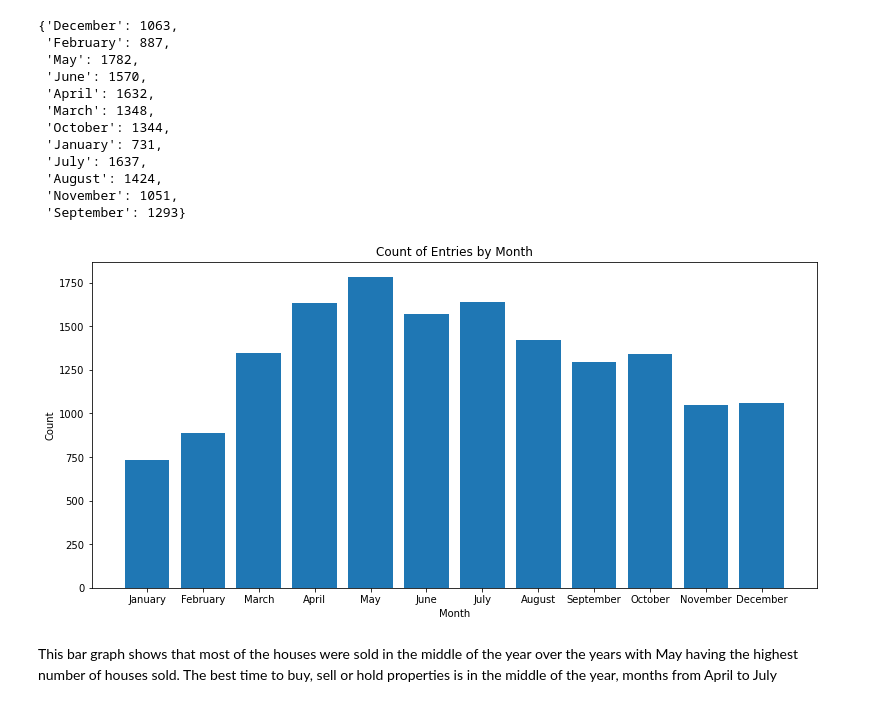
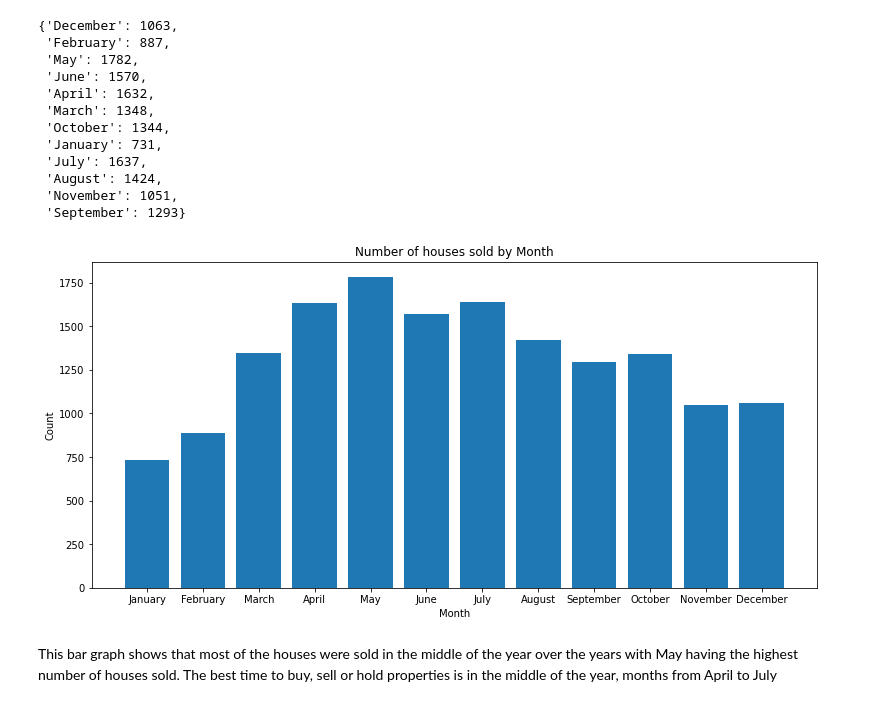
Before and after one commit to RoseKyalo/PHASE-2-PROJECT, a Jupyter notebook: Linear Regression 4.ipynb, the cells around one changed output. Drawn from its saved outputs; the diff is of its cells as text; code cells hidden in the pictures.

```diff
--- a/Linear Regression 4.ipynb
+++ b/Linear Regression 4.ipynb
@@ -517,3 +524,8 @@ data.waterfront.replace(to_replace=waterfront_bool_dict,inplace=True)
 # convert view from string into categorical ordinal
 view_dict = {np.nan:0,'NONE':0,'FAIR':1,'AVERAGE':2,'GOOD':3,'EXCELLENT':4}
 data.view.replace(to_replace=view_dict,inplace=True)
+
+# convert grade from string into numerical datatypes
+grade_dict = {'3 Poor': 3, '4 Low': 4, '5 Fair':5, '6 Low Average': 6,'7 Average': 7, '8 Good': 8, '9 Better':9,
+              '10 Very Good': 10, '11 Excellent': 11, '12 Luxury': 12, '13 Mansion': 13}
+data.grade.replace(to_replace=grade_dict,inplace=True)
@@ -606,21 +710,21 @@ month_dict = {month: month_count_dict[month] for month in chron_months}
 # %%
 # Extract the months (keys) and their corresponding counts (values) from the dictionary
 months = list(month_dict.keys())
 counts = list(month_dict.values())
 
 # Create a bar graph
 plt.figure(figsize=(13, 6))
 plt.bar(months, counts, tick_label=months)
 
 # Customize the plot labels and title
 plt.xlabel('Month')
 plt.ylabel('Count')
-plt.title('Count of Entries by Month')
+plt.title('Number of houses sold by Month')
 
 # Show the plot
 plt.show()
 # %% [output]
-[figure, old version]
+[figure, new version]
 # %% [markdown]
 This bar graph shows that most of the houses were sold in the middle of the year over the years with May having the highest number of houses sold. The best time to buy, sell or hold properties is in the middle of the year, months from April to July
 # %% [markdown]
```
Also changed, not shown: parts of 43 cells of this notebook, 4 other files.
